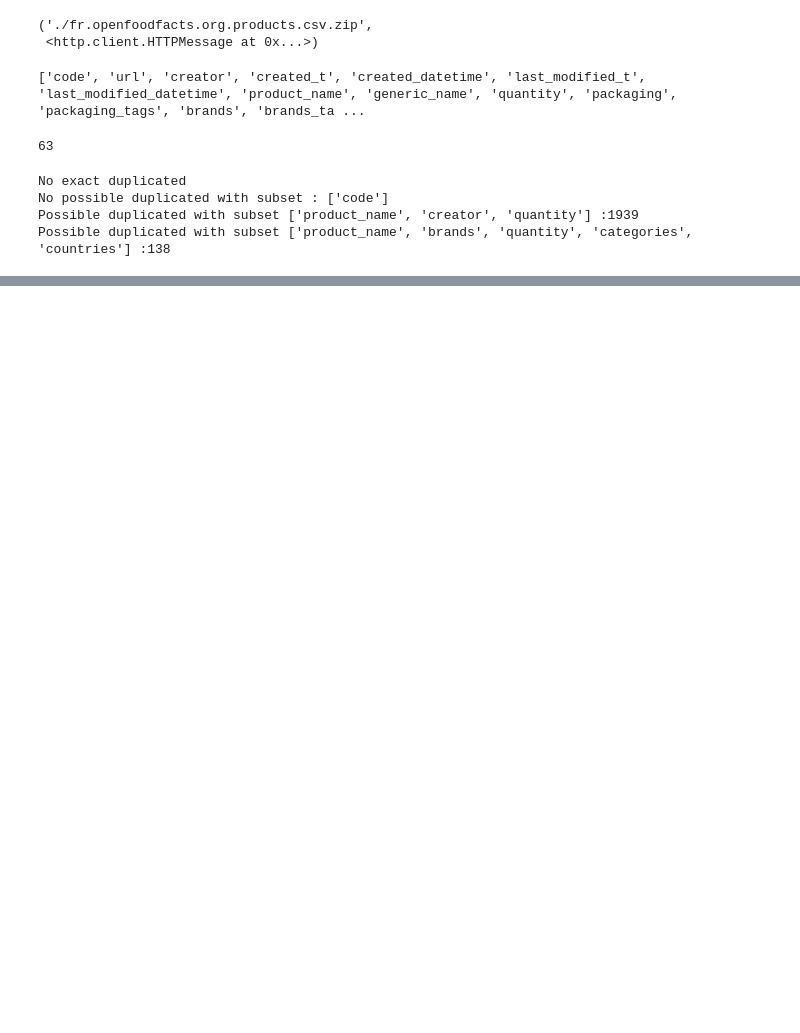
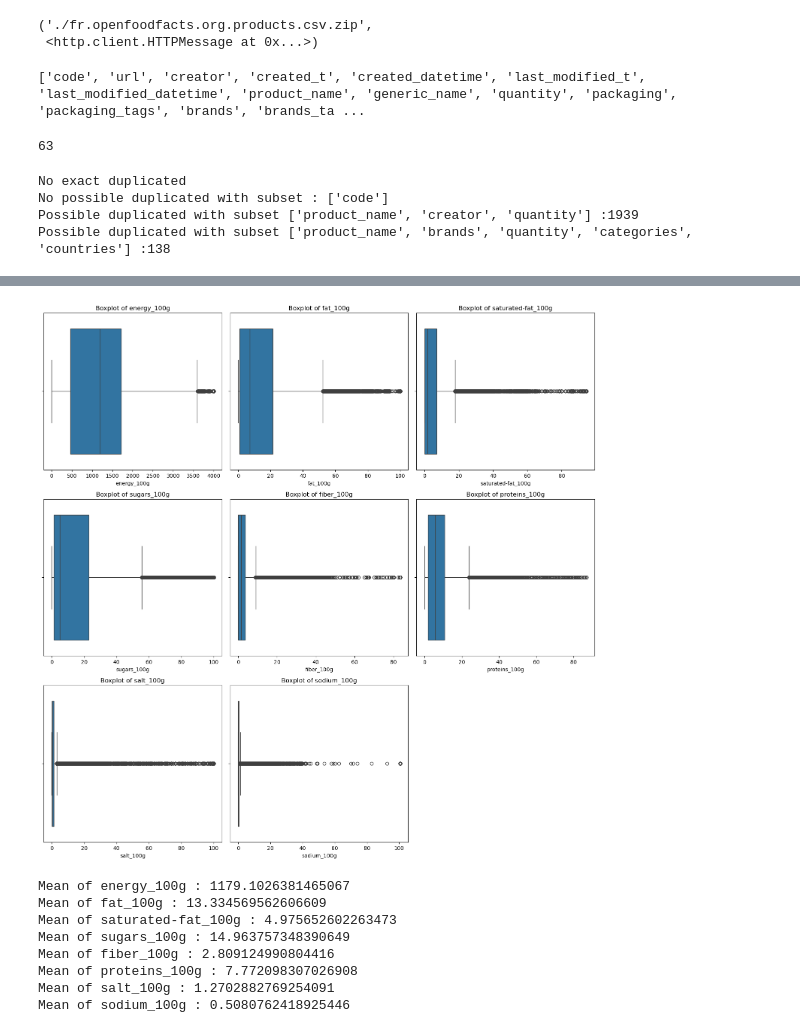
Before and after one commit to hystb/P2_OC_manipulating_data, a Jupyter notebook: Milan_Nicolas_1_notebook_072024.ipynb, the cells around one changed output, grey strips where cells are left out. Drawn from its saved outputs; the diff is of its cells as text; code cells hidden in the pictures; blank space fills up the shorter version.

```diff
--- a/Milan_Nicolas_1_notebook_072024.ipynb
+++ b/Milan_Nicolas_1_notebook_072024.ipynb
@@ -168,0 +217,30 @@ max           430.00   64312.80     25320.00
+# %%
+def treat_outliers(df, thresholds):
+    df_cleaned = df.copy()
+    for col, (min_val, max_val) in thresholds.items():
+        if col in df.columns:
+            df_cleaned.loc[df_cleaned[col] < min_val, col] = min_val
+            df_cleaned.loc[df_cleaned[col] > max_val, col] = max_val
+    return df_cleaned
+# %%
+outlierThresholds = {
+    'energy_100g': (0, 4000),
+    'fat_100g': (0, 100),
+    'carbohydrates_100g': (0, 100),
+    'proteins_100g': (0, 100),
+    'salt_100g': (0, 100)
+}
+
+XClean = treat_outliers(XClean, outlierThresholds)
+plot_boxplots(XClean, numericColumns)
+plot_histograms(XClean, numericColumns)
+# %% [output]
+[figure, added]
+Mean of energy_100g : 1179.1026381465067
+Mean of fat_100g : 13.334569562606609
+Mean of saturated-fat_100g : 4.975652602263473
+Mean of sugars_100g : 14.963757348390649
+Mean of fiber_100g : 2.809124990804416
+Mean of proteins_100g : 7.772098307026908
+Mean of salt_100g : 1.2702882769254091
+Mean of sodium_100g : 0.5080762418925446
```
Also changed, not shown: parts of 11 cells of this notebook.
